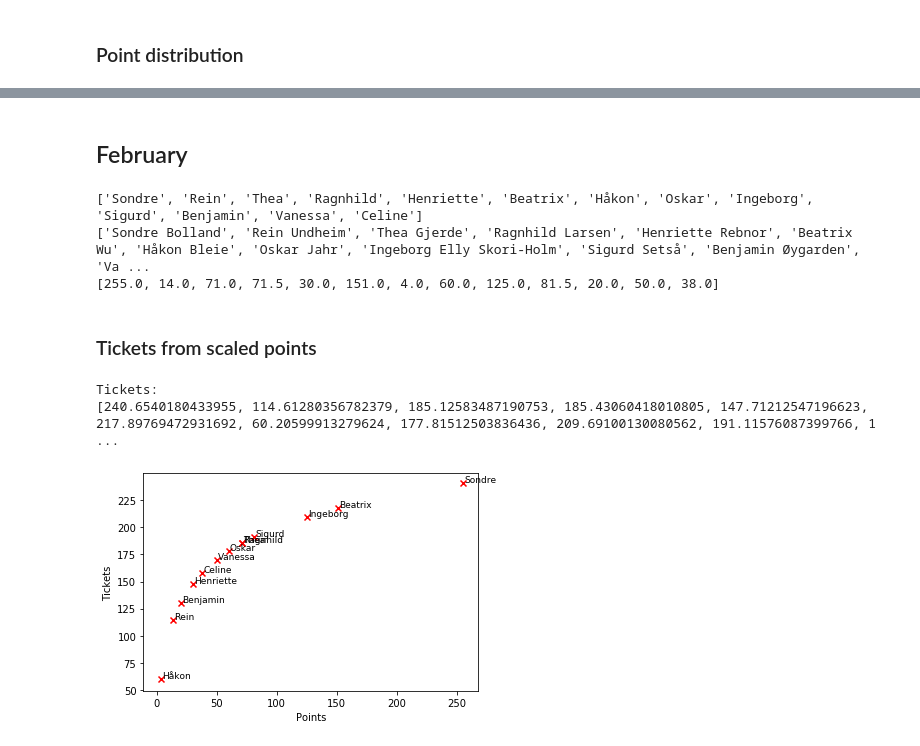
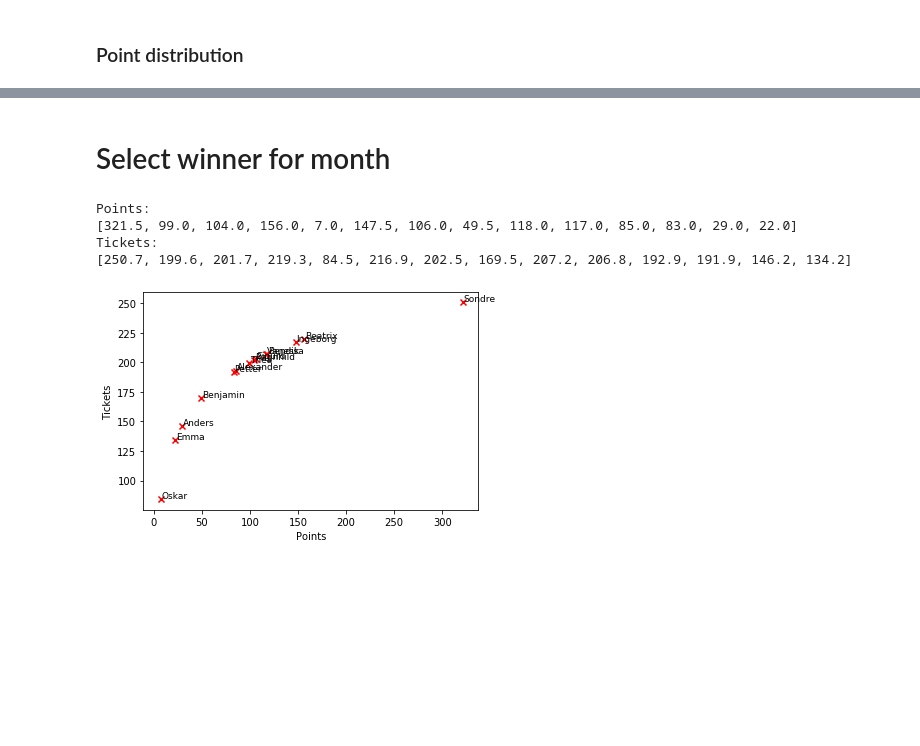
Before and after one commit to SondreBolland/lottery_draw, a Jupyter notebook: Ticket_Draw.ipynb, the cells around one changed output, grey strips where cells are left out. Cells and saved outputs as stored; diff of their text form; code cells hidden in the pictures; blank space fills up the shorter version.

Commit message:
Script is now dynamic specified by month

```diff
--- a/Ticket_Draw.ipynb
+++ b/Ticket_Draw.ipynb
@@ -69,34 +87,39 @@ def plot_winner_count(dictionary):
-# %% [markdown]
-## February
+# %% [markdown]
+# Select winner for month
+# %%
+# Enter month name and index
+month = 'march'
+month_index = 2
+seed = 42069
 # %%
+# Fetch names and points for the given month index. Remove all non participants (those with 0 points for the month)
 names = list(dataframe.head())[1:]
 
-february_row = dataframe.loc[1]
-february_points = list(february_row.values[1:])
-february_points = [float(i.replace(',','.')) if isinstance(i, str) else float(i) for i in february_points]
+month_row = dataframe.loc[month_index]
+raw_points = list(month_row.values[1:])
+raw_points = [float(i.replace(',','.')) if isinstance(i, str) else float(i) for i in raw_points]
 
-for name, points in zip(names, february_points):
+names_temp = copy.deepcopy(names)
+raw_points_temp = copy.deepcopy(raw_points)
+
+for name, points in zip(names_temp, raw_points_temp):
     if points == 0:
         names.remove(name)
-        february_points.remove(points)
+        raw_points.remove(points)
+
 
 first_names = [name.split(' ', 1)[0] for name in names]
-print(first_names)
-print(names)
-print(february_points)
-# %% [output]
-['Sondre', 'Rein', 'Thea', 'Ragnhild', 'Henriette', 'Beatrix', 'Håkon', 'Oskar', 'Ingeborg', 'Sigurd', 'Benjamin', 'Vanessa', 'Celine']
-['Sondre Bolland', 'Rein Undheim', 'Thea Gjerde', 'Ragnhild Larsen', 'Henriette Rebnor', 'Beatrix Wu', 'Håkon Bleie', 'Oskar Jahr', 'Ingeborg Elly Skori-Holm', 'Sigurd Setså', 'Benjamin Øygarden', 'Va ...
-[255.0, 14.0, 71.0, 71.5, 30.0, 151.0, 4.0, 60.0, 125.0, 81.5, 20.0, 50.0, 38.0]
-# %% [markdown]
-### Tickets from scaled points
 # %%
-february_tickets = scale_all_points(february_points)
+tickets = scale_all_points(raw_points)
+print("Points:")
+print(raw_points)
 print('Tickets:')
-print(february_tickets)
+print(tickets)
 
-plot_tickets_and_points(first_names, february_points, february_tickets)
+plot_tickets_and_points(first_names, raw_points, tickets)
 # %% [output]
+Points:
+[321.5, 99.0, 104.0, 156.0, 7.0, 147.5, 106.0, 49.5, 118.0, 117.0, 85.0, 83.0, 29.0, 22.0]
 Tickets:
-[240.6540180433955, 114.61280356782379, 185.12583487190753, 185.43060418010805, 147.71212547196623, 217.89769472931692, 60.20599913279624, 177.81512503836436, 209.69100130080562, 191.11576087399766, 1 ...
+[250.7, 199.6, 201.7, 219.3, 84.5, 216.9, 202.5, 169.5, 207.2, 206.8, 192.9, 191.9, 146.2, 134.2]
-[figure, old version]
+[figure, new version]
```
Also changed, not shown: parts of 13 cells of this notebook, 4 other files.
